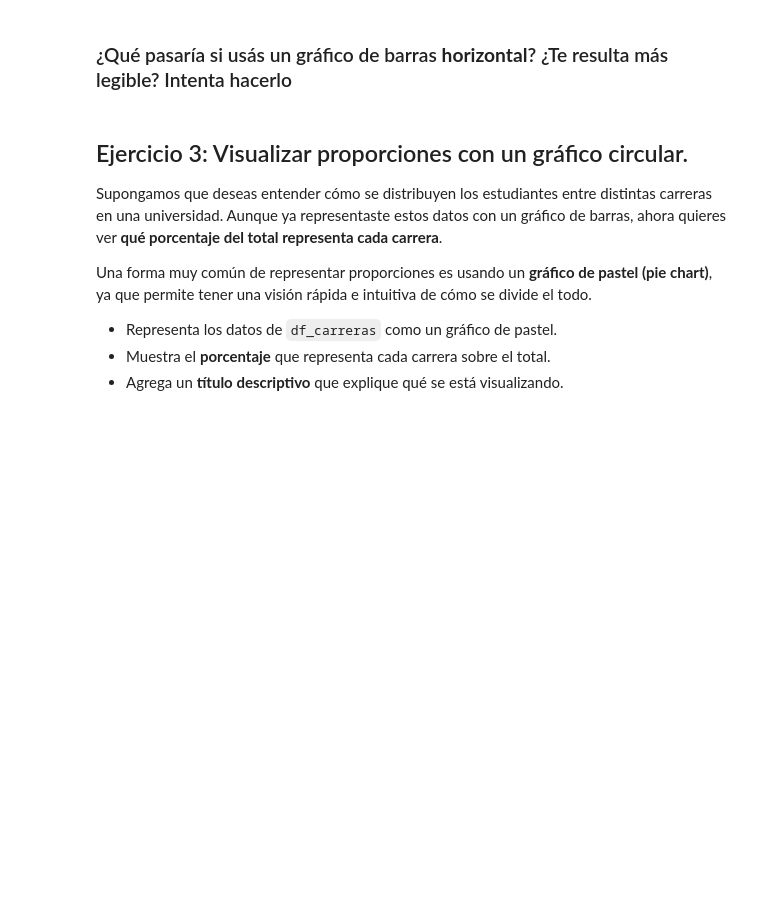
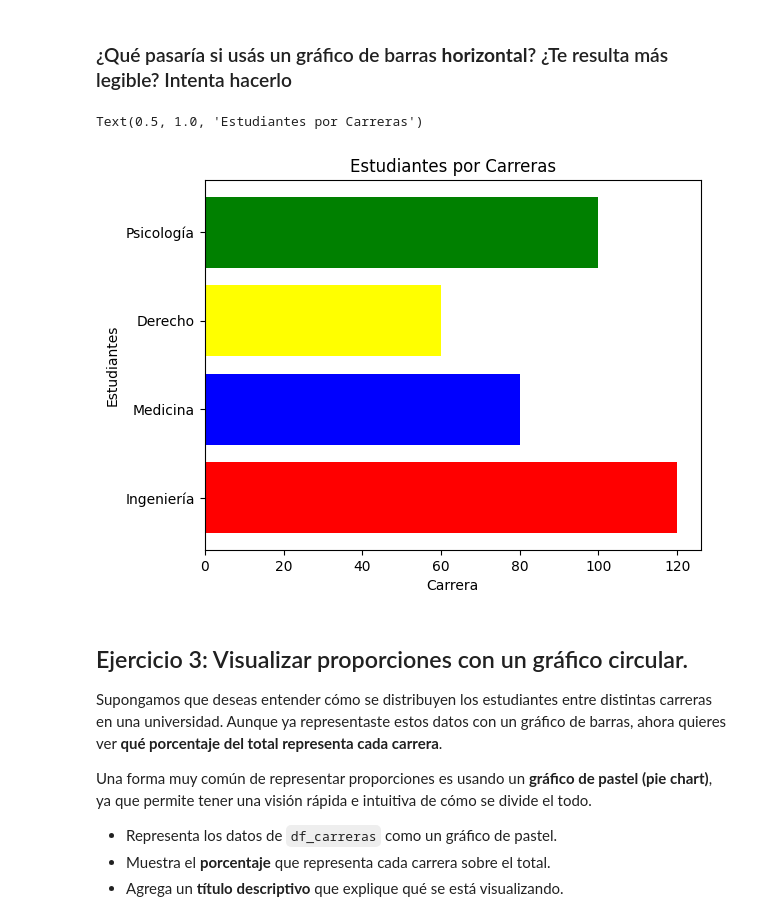
Before and after one commit to 4GeeksAcademy/AdriARE_visualization-exercises-with-matplot-and-seaborn, a Jupyter notebook: notebook/problems.es.ipynb, the cells around one changed output. Drawn from its saved outputs; the diff is of its cells as text; code cells hidden in the pictures; blank space fills up the shorter version.

Commit message:
continuacion ejercio visualización

```diff
--- a/notebook/problems.es.ipynb
+++ b/notebook/problems.es.ipynb
@@ -98,3 +96,13 @@ Text(0.5, 1.0, 'Estudiantes por Carreras')
+# %%
+# tu código
+colores = ["red", "blue", "yellow", "green"]
+plt.barh(df_carreras["Carrera"], df_carreras["Estudiantes"], color=colores )
+plt.xlabel('Estudiantes')
+plt.ylabel('Carrera')
+plt.title("Estudiantes por Carreras")
+# %% [output]
+Text(0.5, 1.0, 'Estudiantes por Carreras')
+[figure, added]
 # %% [markdown]
 ## Ejercicio 3: Visualizar proporciones con un gráfico circular.
 
```
Also changed, not shown: parts of 3 cells of this notebook.
